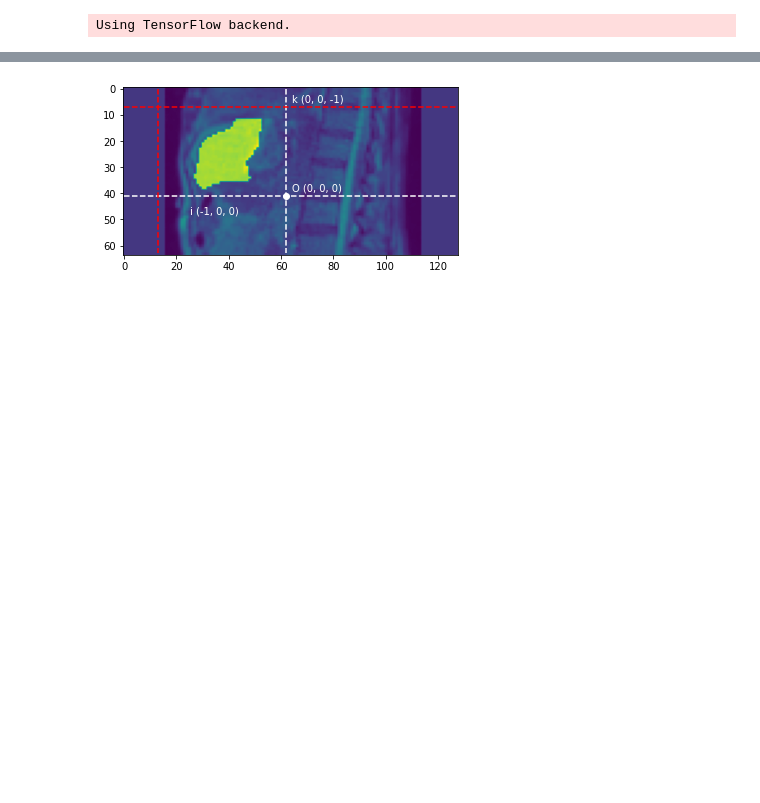
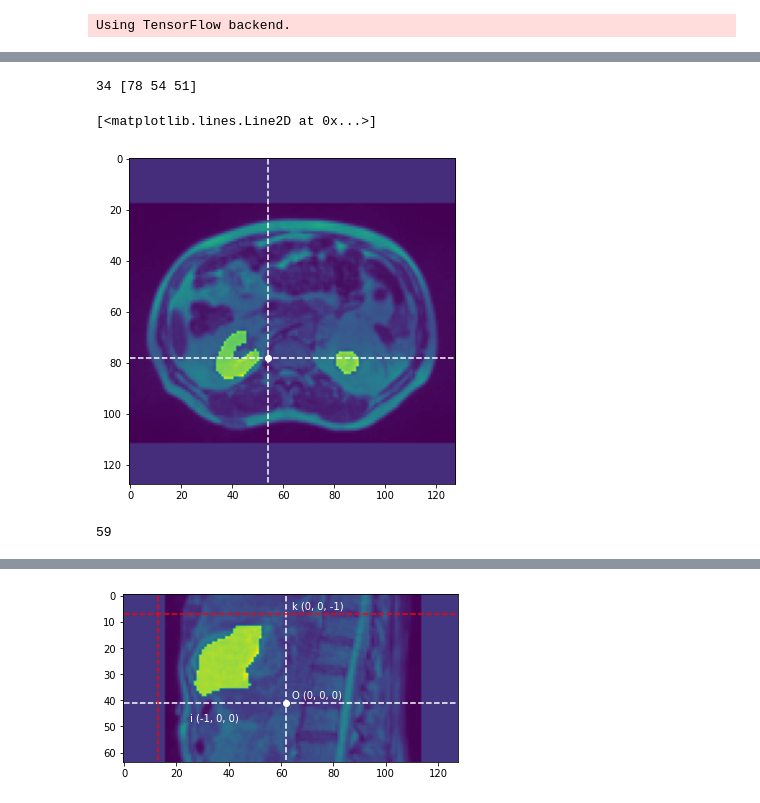
Before and after one commit to imadtoubal/3D-UNET, a Jupyter notebook: imcoord.ipynb, the cells around one changed output, grey strips where cells are left out. Drawn from its saved outputs; the diff is of its cells as text; code cells hidden in the pictures; blank space fills up the shorter version.

```diff
--- a/imcoord.ipynb
+++ b/imcoord.ipynb
@@ -7,4 +7,4 @@ from skimage.filters import threshold_otsu as otsu
 # %% [output]
 Using TensorFlow backend.
 # %%
-X, Y = load_dataset(f'data/', pad=14, return_idx=True, addcoords=True)
+X, Y = load_dataset(f'data/train/', pad=14, return_idx=True, addcoords=True)
@@ -41,0 +15,3 @@ array([79, 62, 41])
+# %%
+Xt.shape
+counter = 0
@@ -41,0 +47,24 @@ array([79, 62, 41])
+# %%
+x = X[counter,:,:,:,1:]
+img = X[counter,:,:,:,0]
+y = Y[counter]
+xx = np.sum(x * x, axis=-1)
+counter += 1
+# counter=25
+o = np.argwhere(xx == xx.min())[0]
+print(counter, o)
+slc = img[:,:,o[2]] + 5 * (y[:,:,o[2]] == 2)
+xc, yc = o[1], o[0]
+plt.figure(figsize=(6, 6))
+plt.imshow(slc)
+plt.scatter(xc, yc, color='w')
+plt.plot([xc, xc], [0, 127], '--', color='w')
+plt.plot([0, 127], [yc, yc], '--', color='w')
+# %% [output]
+34 [78 54 51]
+[<matplotlib.lines.Line2D at 0x...>]
+[figure, added]
+# %%
+counter
+# %% [output]
+59
```
Also changed, not shown: parts of 9 cells of this notebook, 1 other file.
